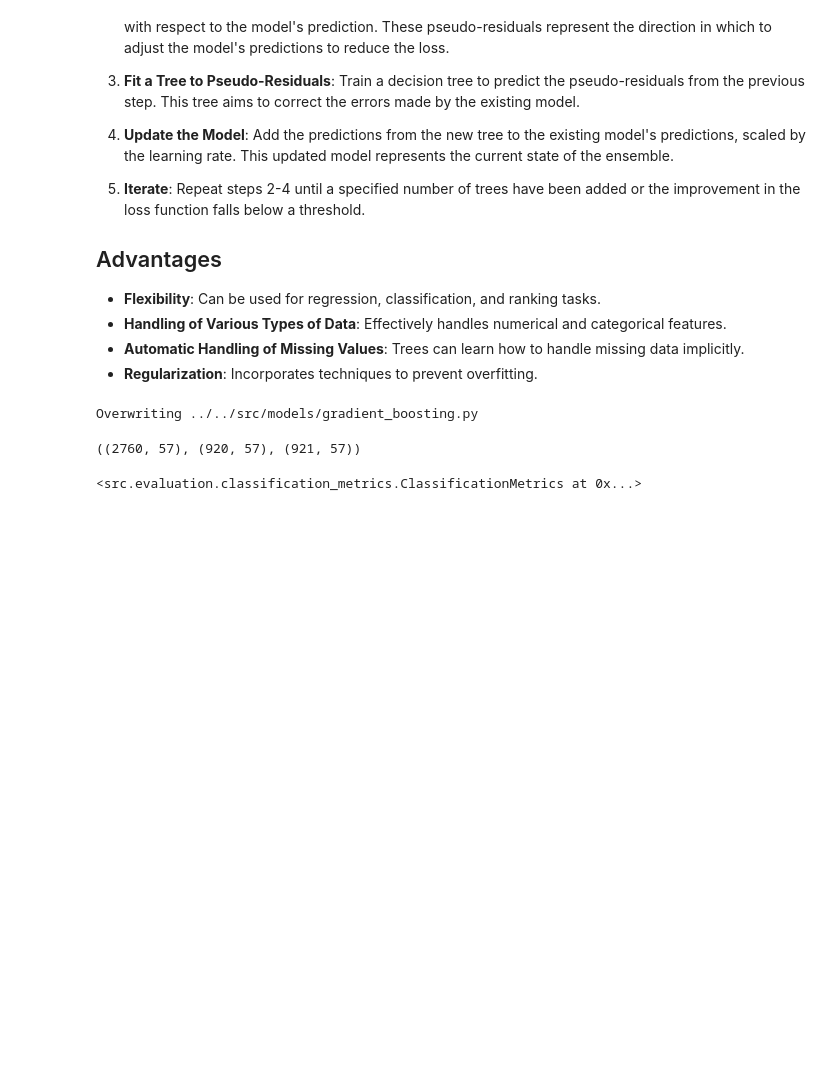
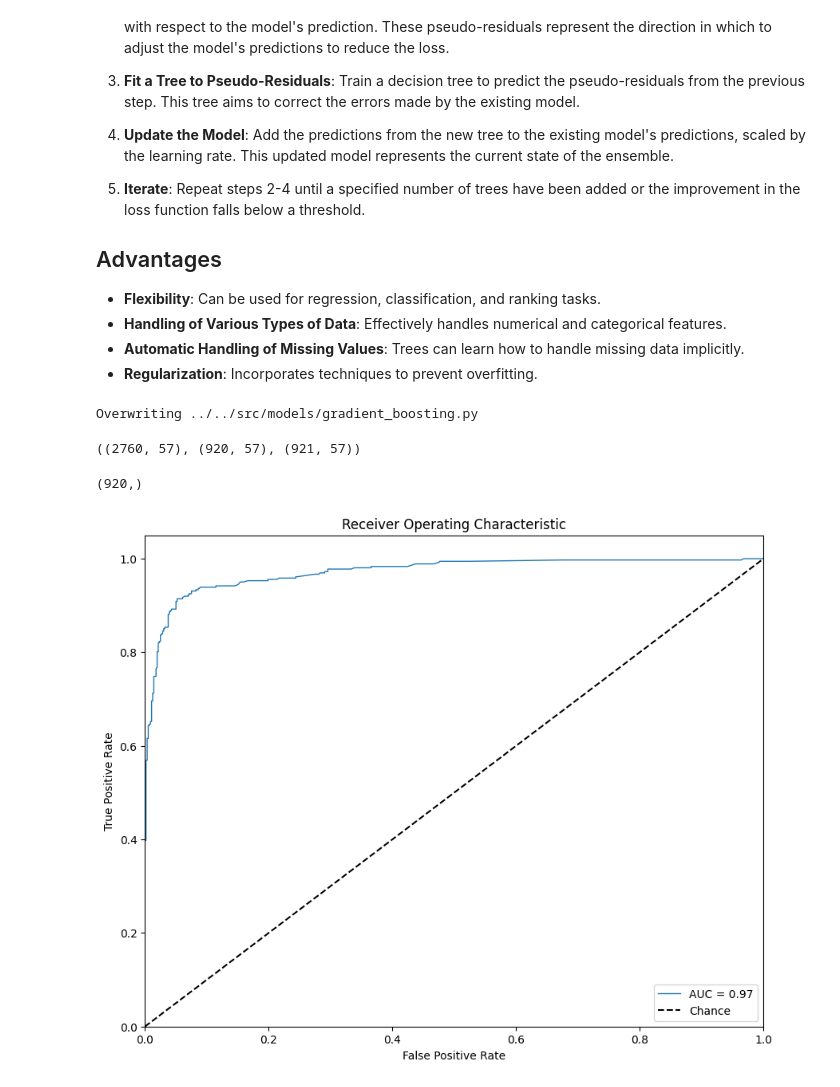
Before and after one commit to iajaykarthick/Email-Spam-Classification, a Jupyter notebook: notebooks/model_dev/gradient_boosting_model_implementation.ipynb, the cells around one changed output. Cells and saved outputs as stored; diff of their text form; code cells hidden in the pictures; blank space fills up the shorter version.

```diff
--- a/notebooks/model_dev/gradient_boosting_model_implementation.ipynb
+++ b/notebooks/model_dev/gradient_boosting_model_implementation.ipynb
@@ -73,8 +73,8 @@ class GradientBoostingBinaryClassifier:
             self.trees.append(tree)
 
             # Update the model with the predictions of the new tree
-            update = tree.predict(X)
-            Fm += self.learning_rate * update
+            y_pred, y_pred_proba = tree.predict(X)
+            Fm += self.learning_rate * y_pred
 
     def predict_proba(self, X):
         # Calculate initial predictions
@@ -82,8 +82,8 @@ class GradientBoostingBinaryClassifier:
 
         # Add the predictions from each tree
         for tree in self.trees:
-            update = tree.predict(X)
-            Fm += self.learning_rate * update
+            y_pred, y_pred_proba = tree.predict(X)
+            Fm += self.learning_rate * y_pred
 
         # Calculate probabilities using the sigmoid function
         probs = self._sigmoid(Fm)
@@ -96,7 +96,7 @@ class GradientBoostingBinaryClassifier:
 
     def evaluate(self, X, y):
         # Evaluate the model using the given data
-        y_pred = self.predict(X)
+        y_pred, y_pred_proba = self.predict(X)
         metrics = ClassificationMetrics(y, y_pred)
         return metrics
 # %% [output]
@@ -123,7 +123,15 @@ X_train.shape, X_val.shape, X_test.shape
 # %%
 model = GradientBoostingBinaryClassifier(n_estimators=100, learning_rate=0.1, max_depth=3, min_samples_split=2)
 model.fit(X_train, y_train)
+# %%
+model.predict(X_val).shape
+# %% [output]
+(920,)
 # %%
-model.evaluate(X_val, y_val)
+metrics_obj = model.evaluate(X_val, y_val)
-# %% [output]
-<src.evaluation.classification_metrics.ClassificationMetrics at 0x...>
+# %%
+from src.visualization.metrics_visualizer import MetricsVisualizer
+metrics_visualizer = MetricsVisualizer(metrics_obj)
+metrics_visualizer.plot_roc_curve()
+# %% [output]
+[figure, added]
```
Also changed, not shown: 1 other file.
